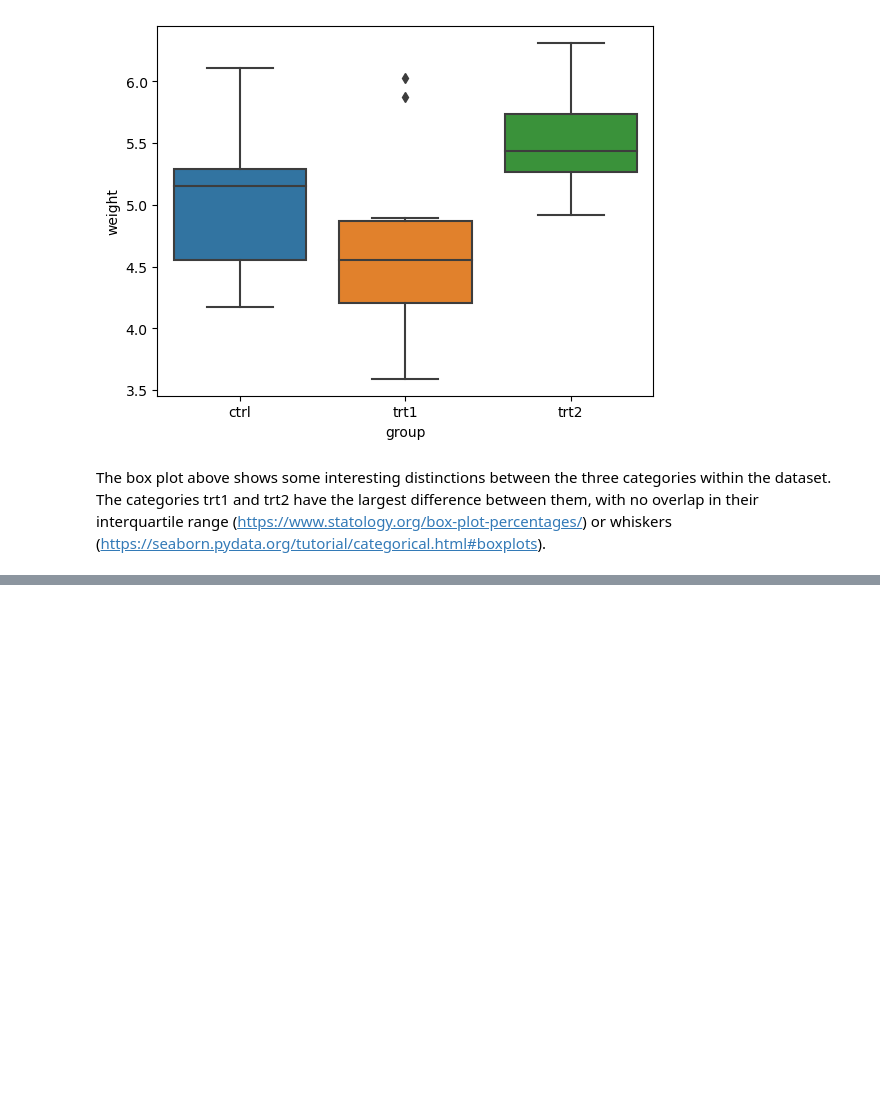
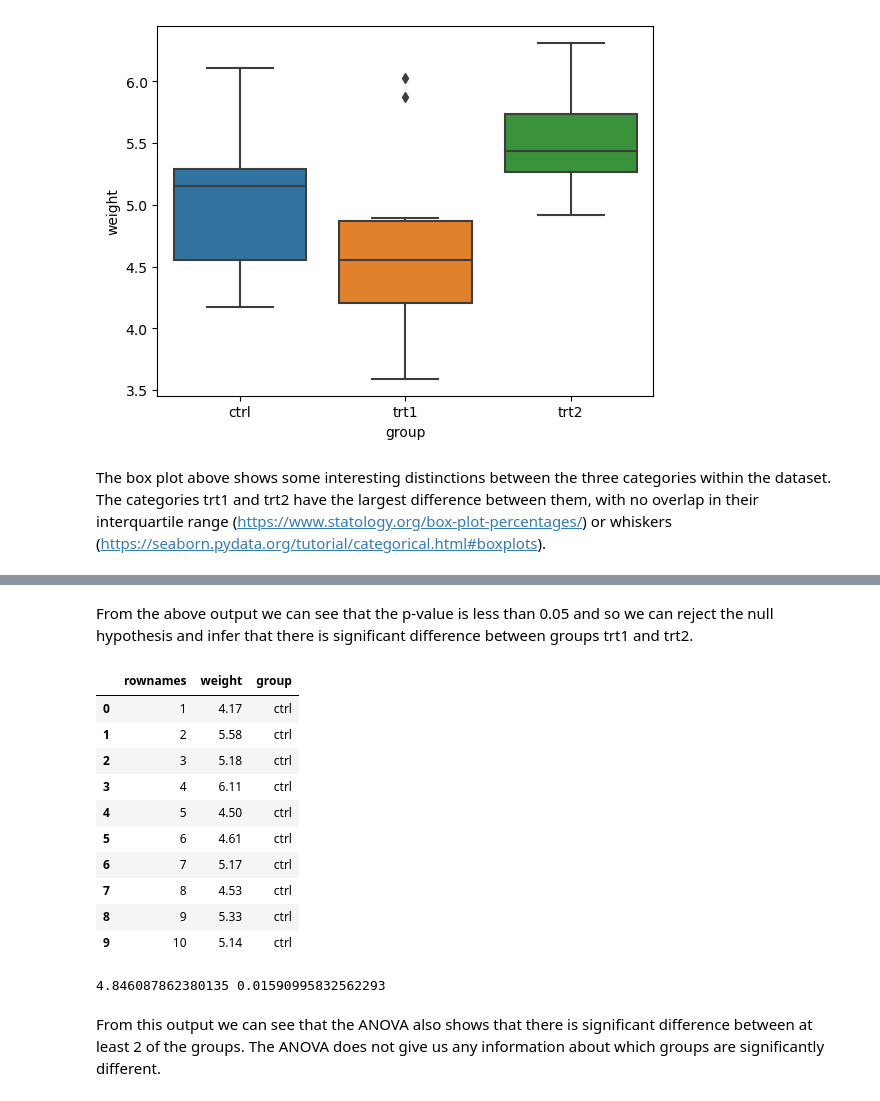
Before and after one commit to tomdbrophy/applied_statistics, a Jupyter notebook: project.ipynb, the cells around one changed output, grey strips where cells are left out. Cells and saved outputs as stored; diff of their text form; code cells hidden in the pictures; blank space fills up the shorter version.

```diff
--- a/project.ipynb
+++ b/project.ipynb
@@ -97,0 +137,27 @@ The t-test operates correctly only when certain assumptions about the data being
+# %% [markdown]
+From the above output we can see that the p-value is less than 0.05 and so we can reject the null hypothesis and infer that there is significant difference between groups trt1 and trt2.
+# %%
+# create dataframe with control group
+ctrl = data[data.group == 'ctrl']
+ctrl
+# %% [output]
+|  | rownames | weight | group |
+| 0 | 1 | 4.17 | ctrl |
+| 1 | 2 | 5.58 | ctrl |
+| 2 | 3 | 5.18 | ctrl |
+| 3 | 4 | 6.11 | ctrl |
+| 4 | 5 | 4.50 | ctrl |
+| 5 | 6 | 4.61 | ctrl |
+| 6 | 7 | 5.17 | ctrl |
+| 7 | 8 | 4.53 | ctrl |
+| 8 | 9 | 5.33 | ctrl |
+| 9 | 10 | 5.14 | ctrl |
+# %%
+# Perform a one-way ANOVA
+# https://docs.scipy.org/doc/scipy/reference/generated/scipy.stats.f_oneway.html
+f_statistic, p_value = stats.f_oneway(trt1['weight'], trt2['weight'], ctrl['weight'])
+print(f_statistic, p_value)
+# %% [output]
+4.846087862380135 0.01590995832562293
+# %% [markdown]
+From this output we can see that the ANOVA also shows that there is significant difference between at least 2 of the groups. The ANOVA does not give us any information about which groups are significantly different.
```
Also changed, not shown: parts of 4 cells of this notebook.
